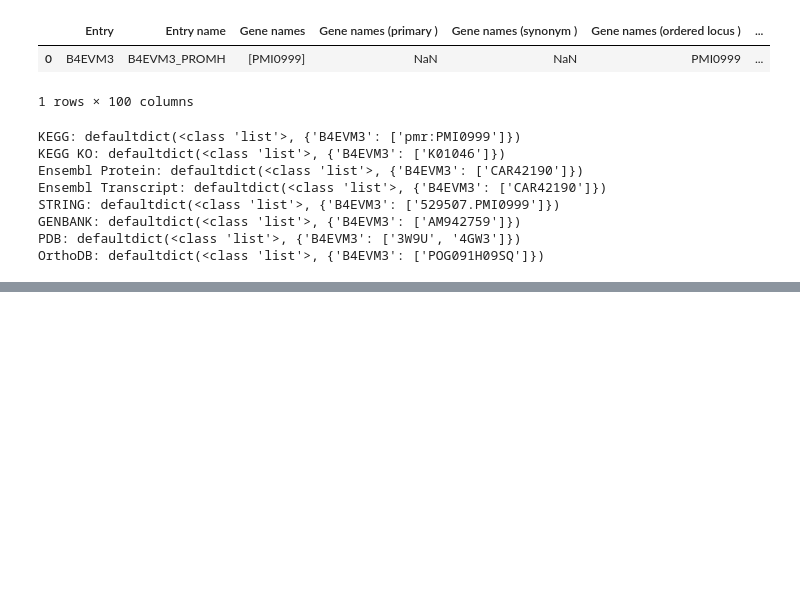
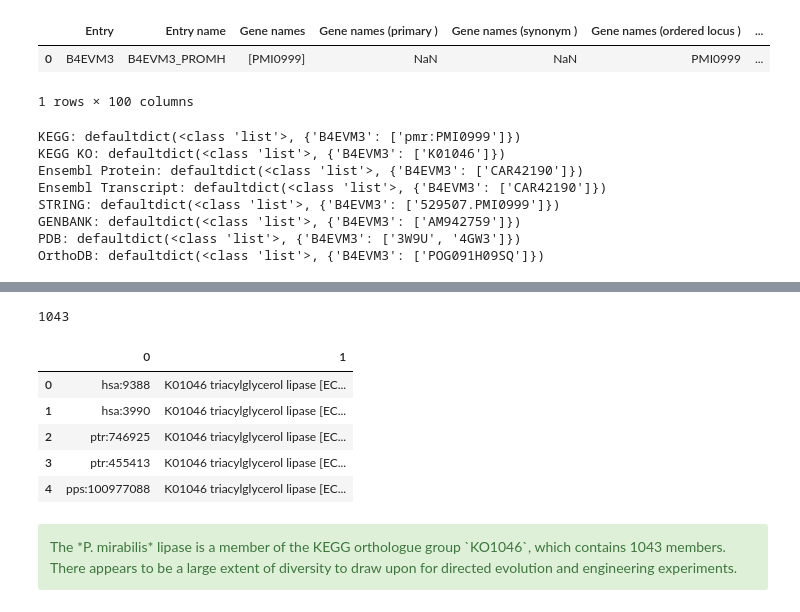
Before and after one commit to widdowquinn/2018-03-06-ibioic, a Jupyter notebook: 03-lipases/XX-runthrough.ipynb, the cells around one changed output, grey strips where cells are left out. Cells and saved outputs as stored; diff of their text form; code cells hidden in the pictures; blank space fills up the shorter version.

```diff
--- a/03-lipases/XX-runthrough.ipynb
+++ b/03-lipases/XX-runthrough.ipynb
@@ -553,0 +594,4 @@ The `PMI0999` accession corresponds to `UniProt` entry `B4EVM3`, an unreviewed p
+# %%
+# Some code to return a Pandas dataframe, given tabular text
+def to_df(result):
+    return pd.read_table(io.StringIO(result), header=None)
@@ -553,0 +706,18 @@ The `PMI0999` accession corresponds to `UniProt` entry `B4EVM3`, an unreviewed p
+# %%
+# Get all individual genes that participate in the KO group
+ko_members = REST.kegg_find("GENES", "K01046").read()
+orthologues = to_df(ko_members)
+print(len(orthologues))
+orthologues.head()
+# %% [output]
+1043
+|  | 0 | 1 |
+| 0 | hsa:9388 | K01046 triacylglycerol lipase [EC... |
+| 1 | hsa:3990 | K01046 triacylglycerol lipase [EC... |
+| 2 | ptr:746925 | K01046 triacylglycerol lipase [EC... |
+| 3 | ptr:455413 | K01046 triacylglycerol lipase [EC... |
+| 4 | pps:100977088 | K01046 triacylglycerol lipase [EC... |
+# %% [markdown]
+<div class="alert-success">
+The *P. mirabilis* lipase is a member of the KEGG orthologue group `KO1046`, which contains 1043 members. There appears to be a large extent of diversity to draw upon for directed evolution and engineering experiments.
+</div>
```
Also changed, not shown: parts of 20 cells of this notebook.
